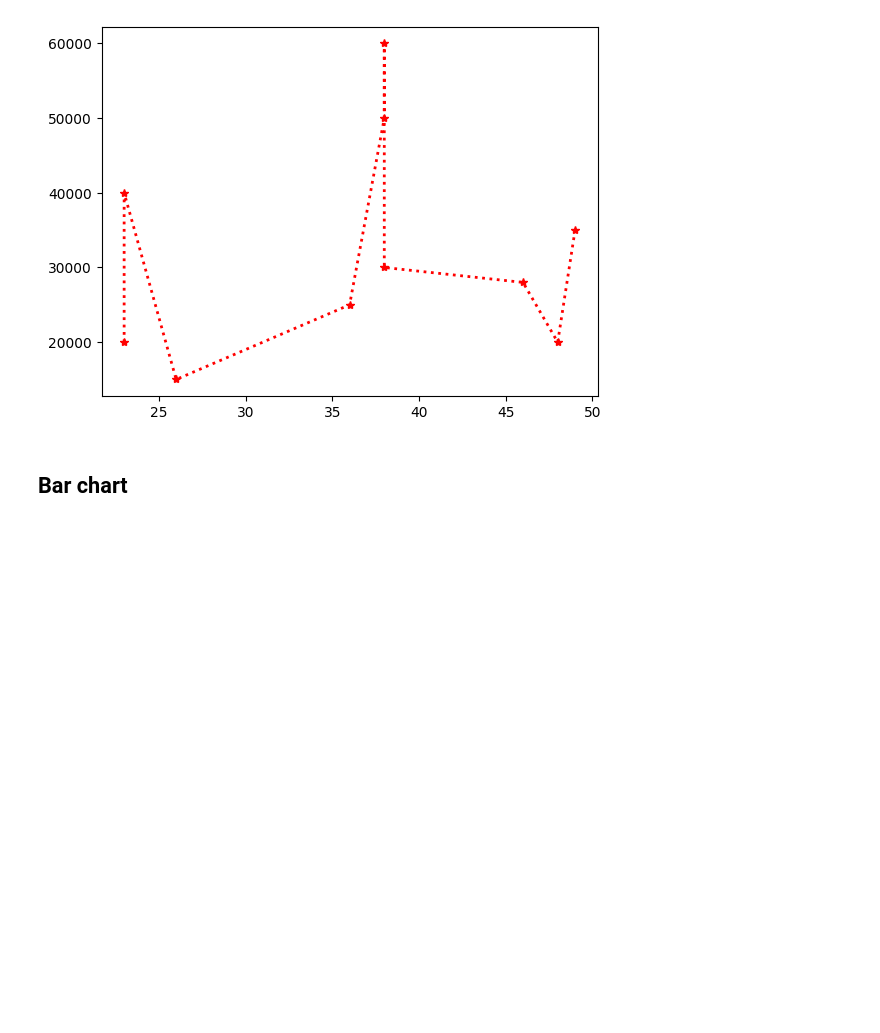
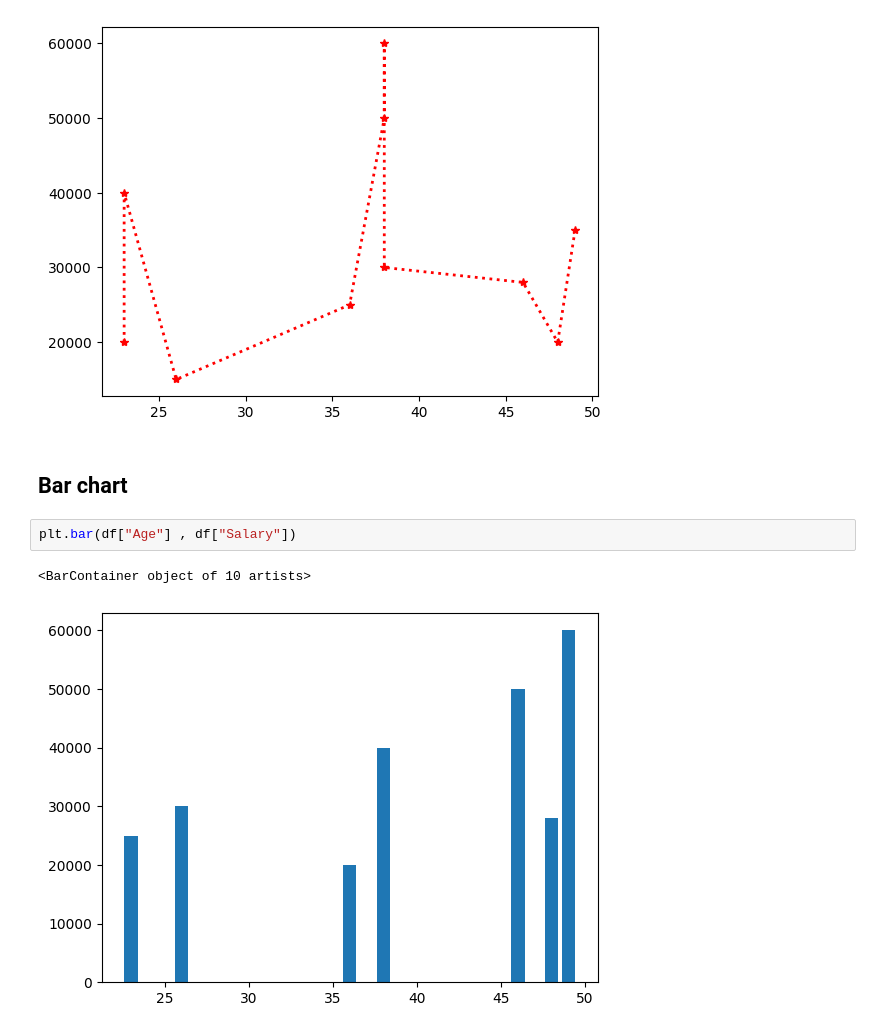
Before and after one commit to HarshNaagar77/AIML, a Jupyter notebook: MatPlotLib/second.ipynb, the cells around one changed output. Drawn from its saved outputs; the diff is of its cells as text; blank space fills up the shorter version.

Commit message:
`Updated MatPlotLib/second.ipynb with new code and output`

```diff
--- a/MatPlotLib/second.ipynb
+++ b/MatPlotLib/second.ipynb
@@ -69,3 +69,8 @@ plt.plot( sortedAge["Age"] , df["Salary"] , marker = "*" , linestyle = ":" , lin
 [figure]
 # %% [markdown]
 ## Bar chart
+# %%
+plt.bar(df["Age"] , df["Salary"])
+# %% [output]
+<BarContainer object of 10 artists>
+[figure, added]
```
